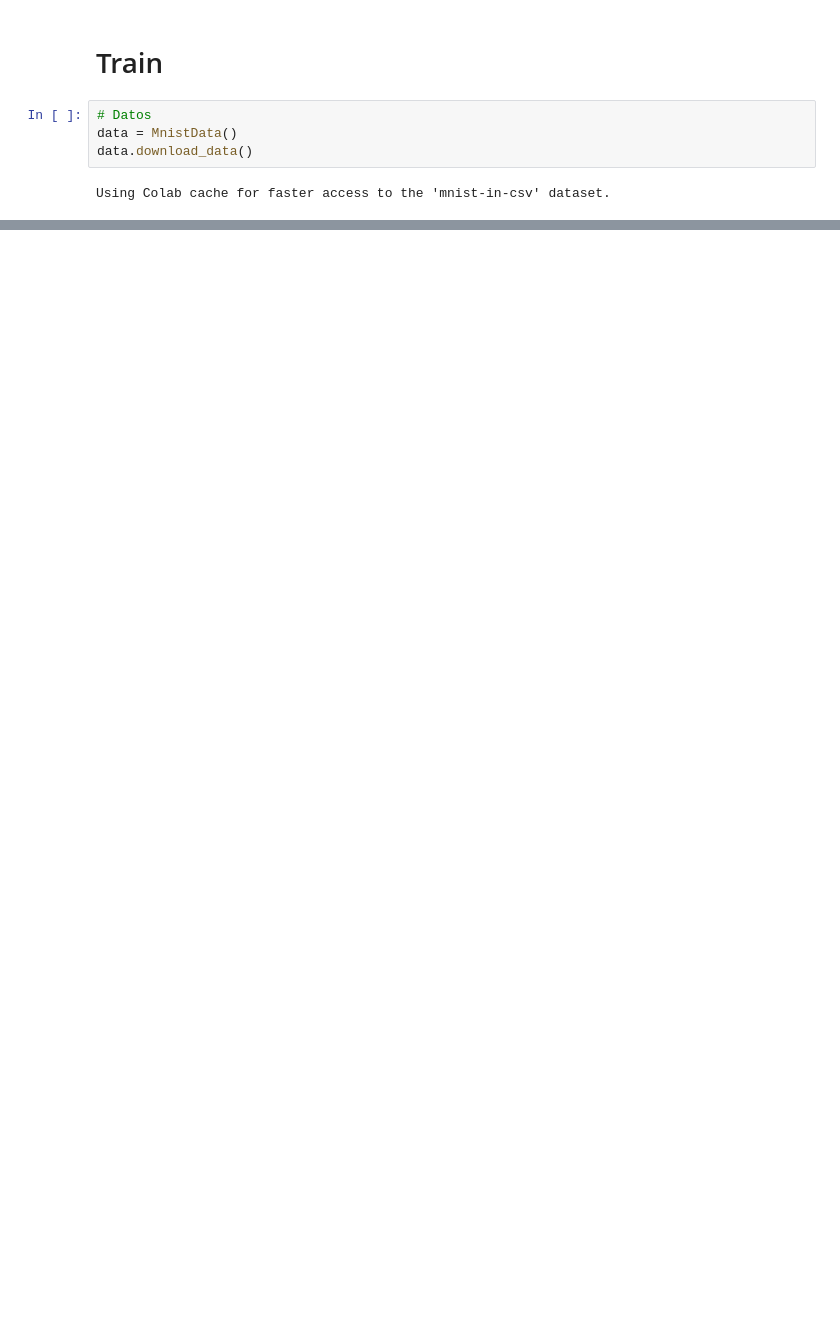
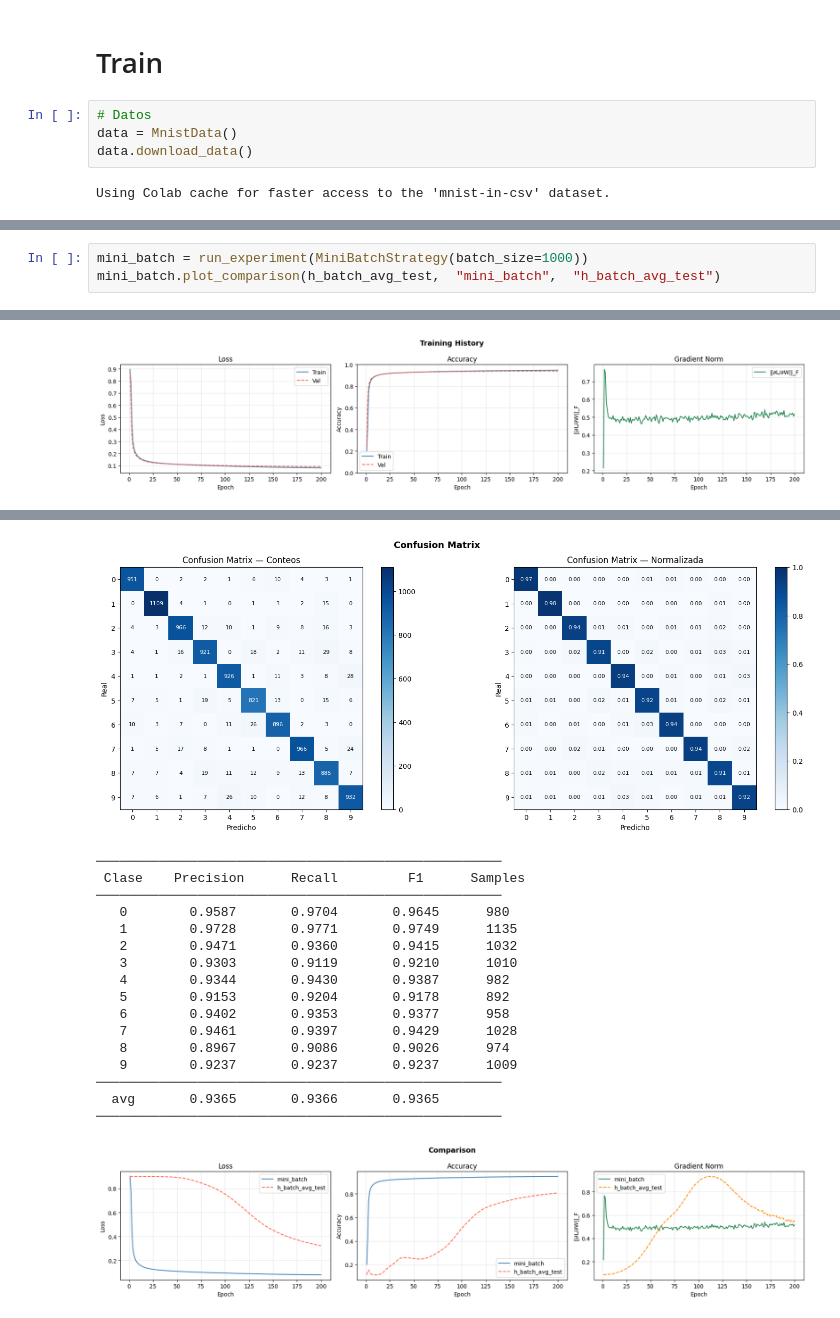
Before and after one commit to User281167/Clase-Cliente-servidor, a Jupyter notebook: mnist/mnist_network.ipynb, the cells around one changed output, grey strips where cells are left out. Saved outputs shown, nothing was run; the diff lists cells and outputs as text; blank space fills up the shorter version.

```diff
--- a/mnist/mnist_network.ipynb
+++ b/mnist/mnist_network.ipynb
@@ -3271,0 +3113,4 @@ history2 = model.fit(
+# %%
+mini_batch = run_experiment(MiniBatchStrategy(batch_size=1000))
+mini_batch.plot_comparison(h_batch_avg_test,  "mini_batch",  "h_batch_avg_test")
+# %% [output]
@@ -3271,0 +3122 @@ history2 = model.fit(
+[figure, added]
@@ -3271,0 +3124,18 @@ history2 = model.fit(
+[figure, added]
+────────────────────────────────────────────────────
+ Clase    Precision      Recall         F1      Samples
+────────────────────────────────────────────────────
+   0        0.9587       0.9704       0.9645      980
+   1        0.9728       0.9771       0.9749      1135
+   2        0.9471       0.9360       0.9415      1032
+   3        0.9303       0.9119       0.9210      1010
+   4        0.9344       0.9430       0.9387      982
+   5        0.9153       0.9204       0.9178      892
+   6        0.9402       0.9353       0.9377      958
+   7        0.9461       0.9397       0.9429      1028
+   8        0.8967       0.9086       0.9026      974
+   9        0.9237       0.9237       0.9237      1009
+────────────────────────────────────────────────────
+  avg       0.9365       0.9366       0.9365
+────────────────────────────────────────────────────
+[figure, added]
```
Also changed, not shown: parts of 18 cells of this notebook.
